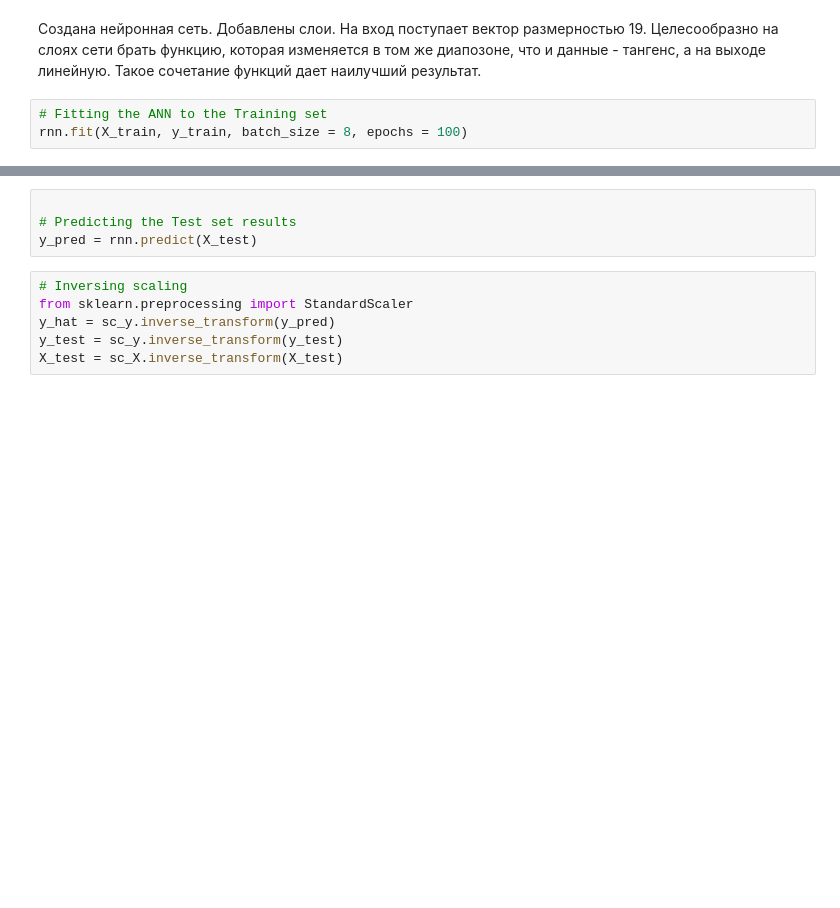
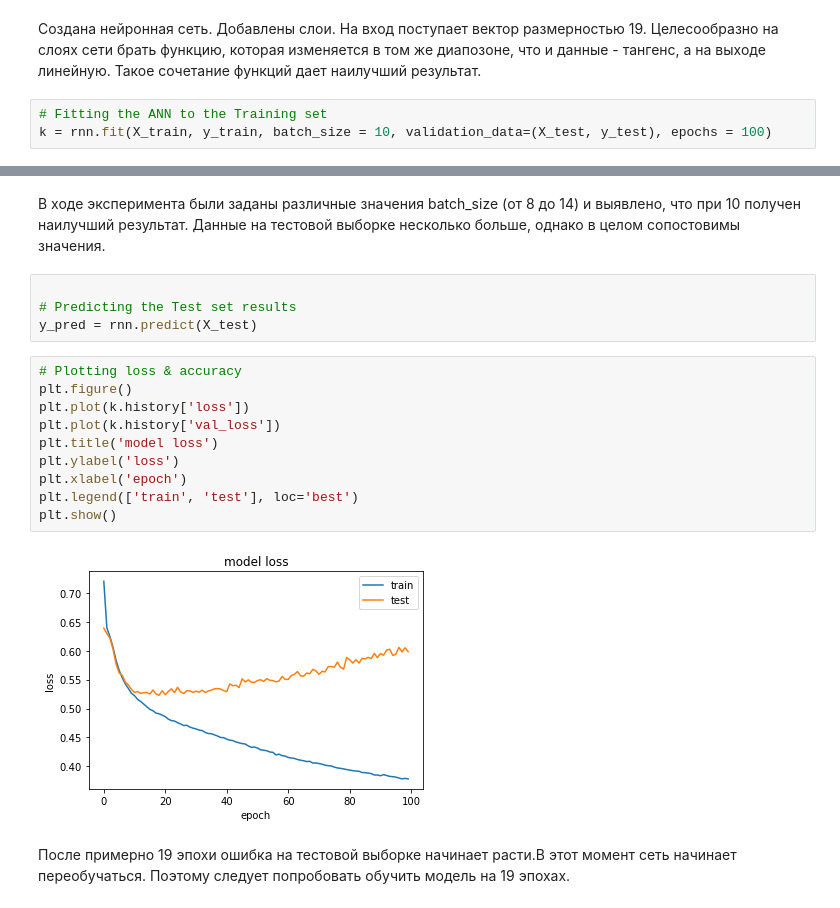
Before and after one commit to Danil181099/Python, a Jupyter notebook: Regression Neural Network.ipynb, the cells around one changed output, grey strips where cells are left out. Drawn from its saved outputs; the diff is of its cells as text; blank space fills up the shorter version.

```diff
--- a/Regression Neural Network.ipynb
+++ b/Regression Neural Network.ipynb
@@ -61,6 +61,6 @@ rnn.compile(optimizer='adam', loss='mean_squared_error', metrics = ['accuracy'])
 Создана нейронная сеть. Добавлены слои. На вход поступает вектор размерностью 19. Целесообразно на слоях сети брать функцию, которая изменяется в том же диапозоне, что и данные - тангенс, а на выходе линейную. Такое сочетание функций дает наилучший результат.
 # %%
 # Fitting the ANN to the Training set
-rnn.fit(X_train, y_train, batch_size = 8, epochs = 100)
+k = rnn.fit(X_train, y_train, batch_size = 10, validation_data=(X_test, y_test), epochs = 100)
 # %% [output]
 Epoch 1/100
@@ -84,10 +83,20 @@ Epoch 100/100
+# %% [markdown]
+В ходе эксперимента были заданы различные значения batch_size (от 8 до 14) и выявлено, что при 10 получен наилучший результат. Данные на тестовой выборке несколько больше, однако в целом сопостовимы значения.
 # %%
 
 # Predicting the Test set results
 y_pred = rnn.predict(X_test)
-# %%
-# Inversing scaling
-from sklearn.preprocessing import StandardScaler
-y_hat = sc_y.inverse_transform(y_pred)
-y_test = sc_y.inverse_transform(y_test)
-X_test = sc_X.inverse_transform(X_test)
+# %%
+# Plotting loss & accuracy
+plt.figure()
+plt.plot(k.history['loss'])
+plt.plot(k.history['val_loss'])
+plt.title('model loss')
+plt.ylabel('loss')
+plt.xlabel('epoch')
+plt.legend(['train', 'test'], loc='best')
+plt.show()
+# %% [output]
+[figure, added]
+# %% [markdown]
+После примерно 19 эпохи ошибка на тестовой выборке начинает расти.В этот момент сеть начинает переобучаться. Поэтому следует попробовать обучить модель на 19 эпохах.
```
Also changed, not shown: parts of 13 cells of this notebook, 4 other files.
